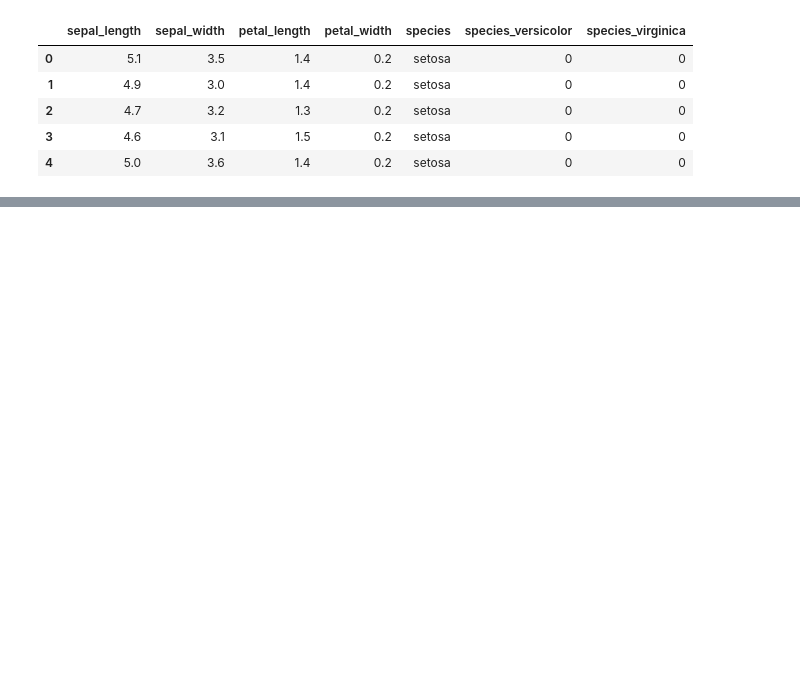
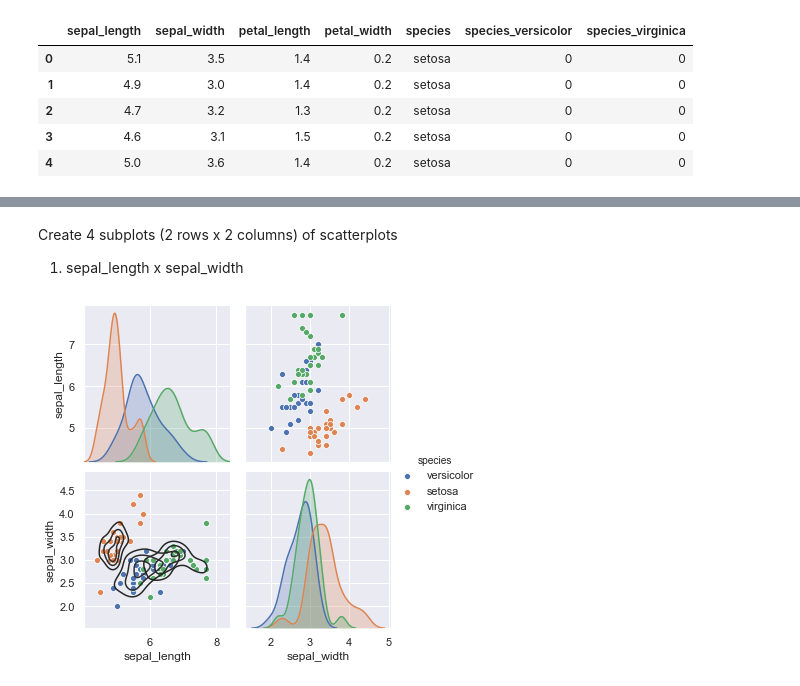
Before and after one commit to Promeos/classification-exercises, a Jupyter notebook: classification_exercises.ipynb, the cells around one changed output, grey strips where cells are left out. Drawn from its saved outputs; the diff is of its cells as text; code cells hidden in the pictures; blank space fills up the shorter version.

```diff
--- a/classification_exercises.ipynb
+++ b/classification_exercises.ipynb
@@ -9,6 +9,14 @@ import pandas as pd
 import matplotlib.pyplot as plt
 import seaborn as sns
 from pydataset import data
+# %%
+plt.rc('figure', figsize=(16,9))
+plt.rc('axes.spines', top=False, right=False)
+plt.rc('patch', ec='black', force_edgecolor=True)
+plt.rc('font', size=16)
+
+sns.set(rc={'figure.figsize': (16,9),
+            'font.size': 16})
 # %% [markdown]
 ### 1.
 Use a python module (`pydata` or `seaborn` datasets) containing datasets as a source from the iris data. Create a `pandas` dataframe, df_iris, from this data.
@@ -416,0 +468,13 @@ prepare.prep_iris(df_iris).head()
+# %% [markdown]
+Create 4 subplots (2 rows x 2 columns) of scatterplots
+1. sepal_length x sepal_width
+# %%
+a = sns.pairplot(train,
+                 hue='species',
+                 x_vars = ['sepal_length', 'sepal_width'],
+                 y_vars = ['sepal_length', 'sepal_width']
+                )
+
+a.map_lower(sns.kdeplot, levels=3, color=".2");
+# %% [output]
+[figure, added]
```
Also changed, not shown: parts of 49 cells of this notebook, 1 other file.
